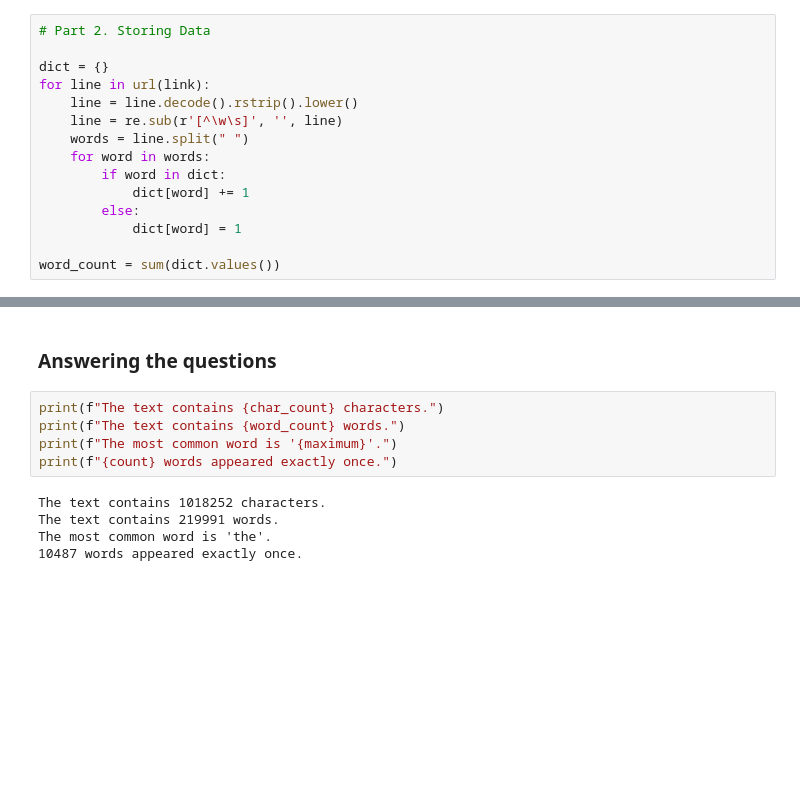
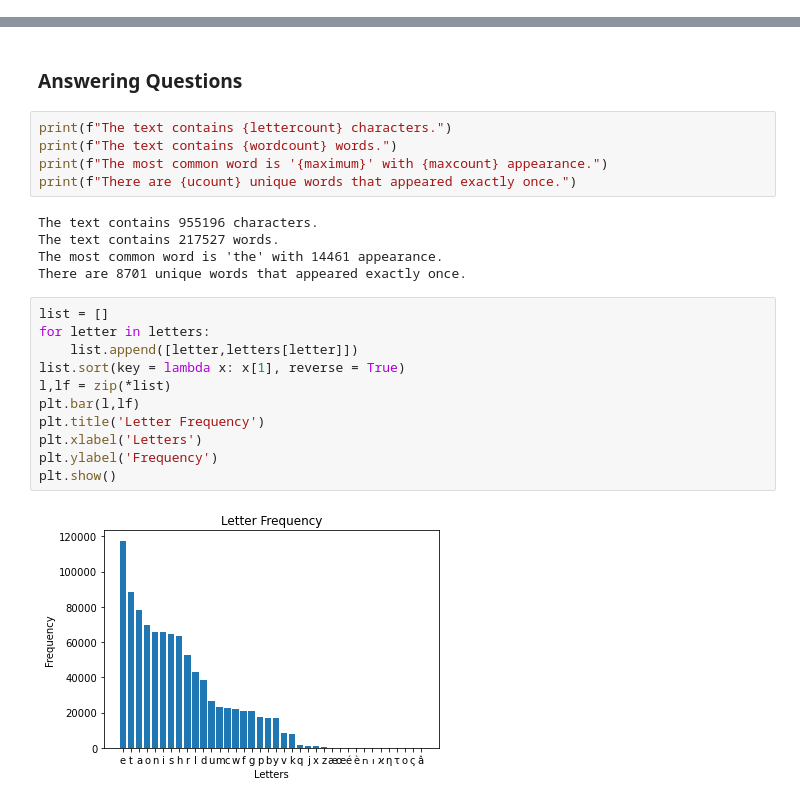
Before and after one commit to teoyi/scientific-computing-archive, a Jupyter notebook: sci-comp-II/Week-4/text-analysis.ipynb, the cells around one changed output, grey strips where cells are left out. Saved outputs shown, nothing was run; the diff lists cells and outputs as text; blank space fills up the shorter version.

Commit message:
Completed Text-analysis

```diff
--- a/sci-comp-II/Week-4/text-analysis.ipynb
+++ b/sci-comp-II/Week-4/text-analysis.ipynb
@@ -44,15 +34,0 @@ for line in url(link):
-# %%
-# Part 2. Storing Data
-
-dict = {}
-for line in url(link):
-    line = line.decode().rstrip().lower()
-    line = re.sub(r'[^\w\s]', '', line)
-    words = line.split(" ")
-    for word in words:
-        if word in dict:
-            dict[word] += 1
-        else:
-            dict[word] = 1
-
-word_count = sum(dict.values())
@@ -68,12 +88,25 @@ for key in dict:
 # %% [markdown]
-### Answering the questions
+### Answering Questions
 # %%
-print(f"The text contains {char_count} characters.")
-print(f"The text contains {word_count} words.")
-print(f"The most common word is '{maximum}'.")
-print(f"{count} words appeared exactly once.")
+print(f"The text contains {lettercount} characters.")
+print(f"The text contains {wordcount} words.")
+print(f"The most common word is '{maximum}' with {maxcount} appearance.")
+print(f"There are {ucount} unique words that appeared exactly once.")
 # %% [output]
-The text contains 1018252 characters.
-The text contains 219991 words.
-The most common word is 'the'.
-10487 words appeared exactly once.
+The text contains 955196 characters.
+The text contains 217527 words.
+The most common word is 'the' with 14461 appearance.
+There are 8701 unique words that appeared exactly once.
+# %%
+list = []
+for letter in letters:
+    list.append([letter,letters[letter]])
+list.sort(key = lambda x: x[1], reverse = True)
+l,lf = zip(*list)
+plt.bar(l,lf)
+plt.title('Letter Frequency')
+plt.xlabel('Letters')
+plt.ylabel('Frequency')
+plt.show()
+# %% [output]
+[figure, added]
```
Also changed, not shown: parts of 7 cells of this notebook.
